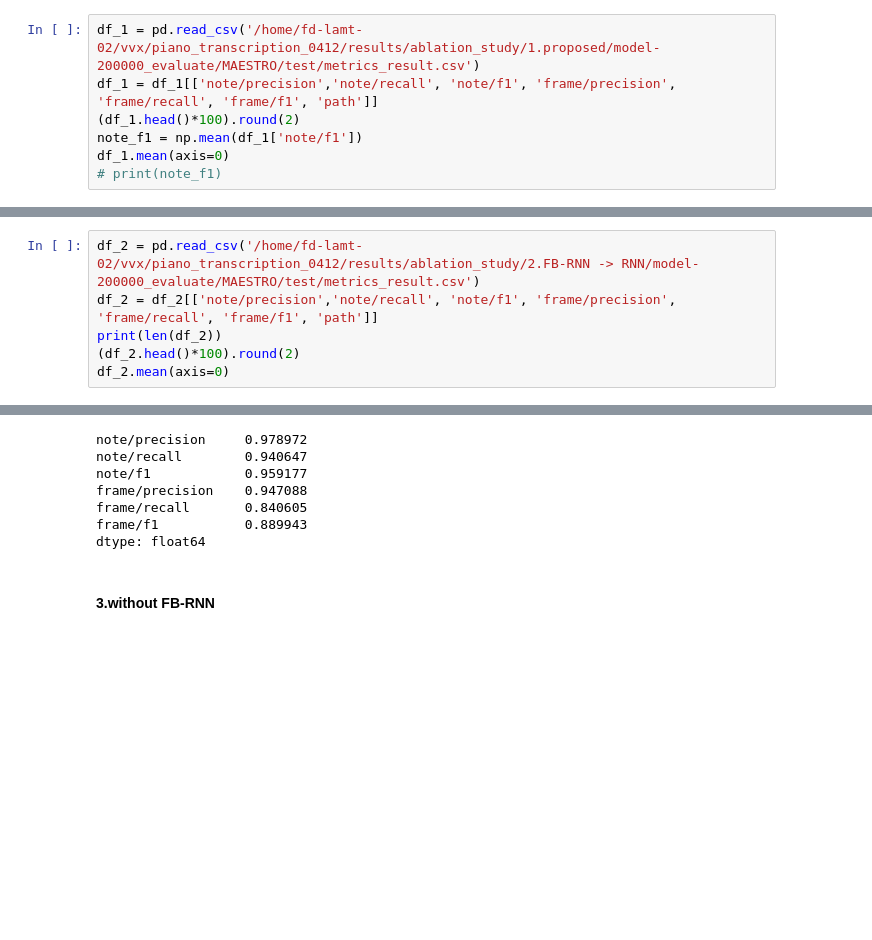
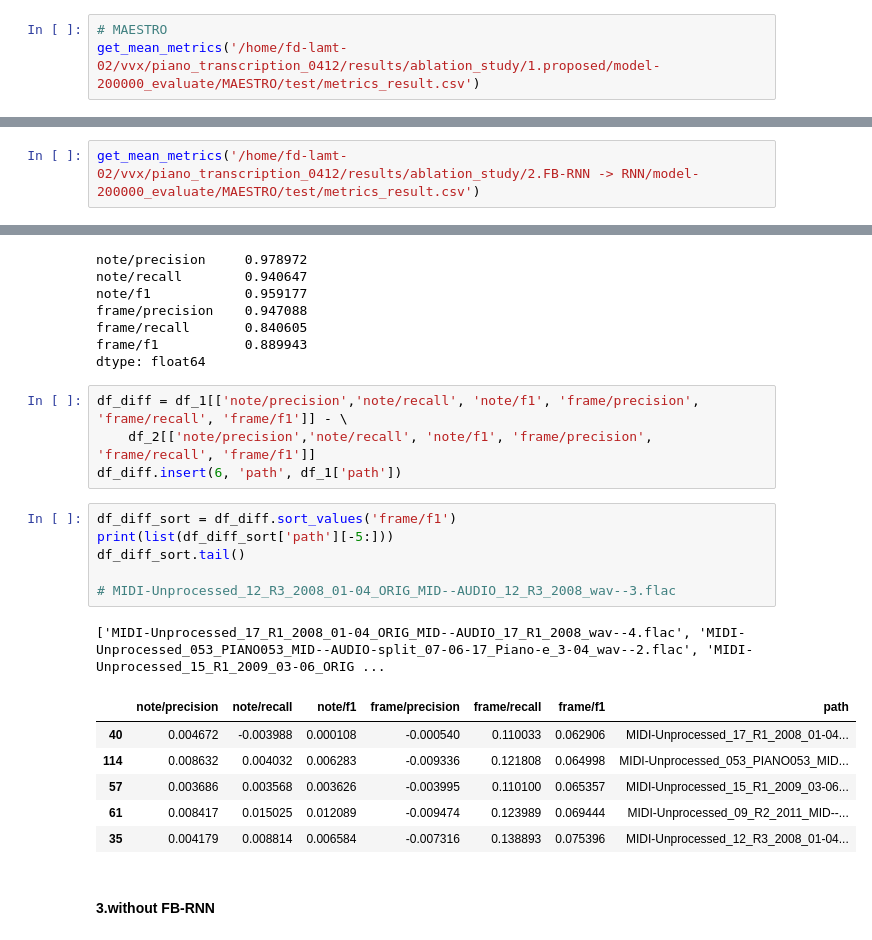
Before and after one commit to WX-Wei/HPPNet, a Jupyter notebook: result_data_process.ipynb, the cells around one changed output, grey strips where cells are left out. Cells and saved outputs as stored; diff of their text form; blank space fills up the shorter version.

Commit message:
get mean metrics.

```diff
--- a/result_data_process.ipynb
+++ b/result_data_process.ipynb
@@ -211,10 +304,6 @@ FileNotFoundError: [Errno 2] No such file or directory: '../../model-200000_eval
 # %%
-df_1 = pd.read_csv('/home/fd-lamt-02/vvx/piano_transcription_0412/results/ablation_study/1.proposed/model-200000_evaluate/MAESTRO/test/metrics_result.csv')
-df_1 = df_1[['note/precision','note/recall', 'note/f1', 'frame/precision', 'frame/recall', 'frame/f1', 'path']]
-(df_1.head()*100).round(2)
-note_f1 = np.mean(df_1['note/f1'])
-df_1.mean(axis=0)
-# print(note_f1)
+# MAESTRO
+get_mean_metrics('/home/fd-lamt-02/vvx/piano_transcription_0412/results/ablation_study/1.proposed/model-200000_evaluate/MAESTRO/test/metrics_result.csv')
 # %% [output]
 note/precision     0.984891
 note/recall        0.952464
@@ -237,11 +347,7 @@ os.chdir(pwd)
 
 # !python evaluate.py ../../model-200000.pt MAESTRO test
 # %%
-df_2 = pd.read_csv('/home/fd-lamt-02/vvx/piano_transcription_0412/results/ablation_study/2.FB-RNN -> RNN/model-200000_evaluate/MAESTRO/test/metrics_result.csv')
-df_2 = df_2[['note/precision','note/recall', 'note/f1', 'frame/precision', 'frame/recall', 'frame/f1', 'path']]
-print(len(df_2))
-(df_2.head()*100).round(2)
-df_2.mean(axis=0)
+get_mean_metrics('/home/fd-lamt-02/vvx/piano_transcription_0412/results/ablation_study/2.FB-RNN -> RNN/model-200000_evaluate/MAESTRO/test/metrics_result.csv')
 # %% [output]
 125
 note/precision     0.978972
@@ -251,6 +357,24 @@ frame/precision    0.947088
 frame/recall       0.840605
 frame/f1           0.889943
 dtype: float64
+# %%
+df_diff = df_1[['note/precision','note/recall', 'note/f1', 'frame/precision', 'frame/recall', 'frame/f1']] - \
+    df_2[['note/precision','note/recall', 'note/f1', 'frame/precision', 'frame/recall', 'frame/f1']]
+df_diff.insert(6, 'path', df_1['path'])
+# %%
+df_diff_sort = df_diff.sort_values('frame/f1')
+print(list(df_diff_sort['path'][-5:]))
+df_diff_sort.tail()
+
+# MIDI-Unprocessed_12_R3_2008_01-04_ORIG_MID--AUDIO_12_R3_2008_wav--3.flac
+# %% [output]
+['MIDI-Unprocessed_17_R1_2008_01-04_ORIG_MID--AUDIO_17_R1_2008_wav--4.flac', 'MIDI-Unprocessed_053_PIANO053_MID--AUDIO-split_07-06-17_Piano-e_3-04_wav--2.flac', 'MIDI-Unprocessed_15_R1_2009_03-06_ORIG ...
+|  | note/precision | note/recall | note/f1 | frame/precision | frame/recall | frame/f1 | path |
+| 40 | 0.004672 | -0.003988 | 0.000108 | -0.000540 | 0.110033 | 0.062906 | MIDI-Unprocessed_17_R1_2008_01-04... |
+| 114 | 0.008632 | 0.004032 | 0.006283 | -0.009336 | 0.121808 | 0.064998 | MIDI-Unprocessed_053_PIANO053_MID... |
+| 57 | 0.003686 | 0.003568 | 0.003626 | -0.003995 | 0.110100 | 0.065357 | MIDI-Unprocessed_15_R1_2009_03-06... |
+| 61 | 0.008417 | 0.015025 | 0.012089 | -0.009474 | 0.123989 | 0.069444 | MIDI-Unprocessed_09_R2_2011_MID--... |
+| 35 | 0.004179 | 0.008814 | 0.006584 | -0.007316 | 0.138893 | 0.075396 | MIDI-Unprocessed_12_R3_2008_01-04... |
 # %% [markdown]
 #### 3.without FB-RNN
 # %%
```
Also changed, not shown: parts of 16 cells of this notebook.
